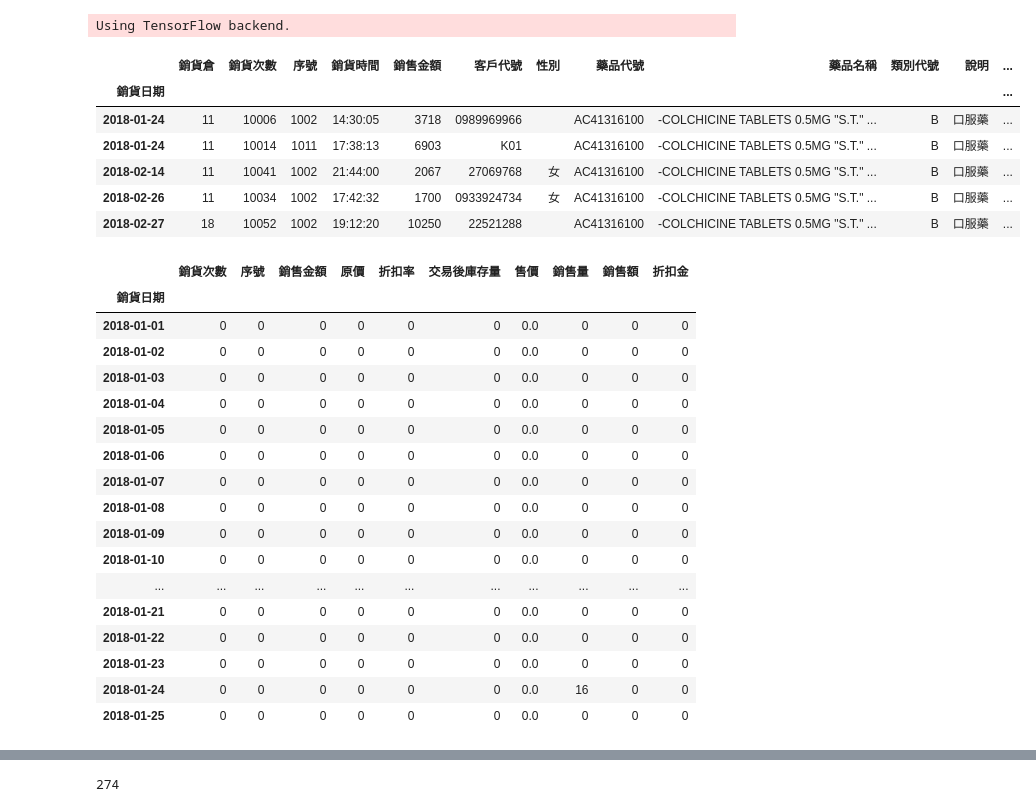
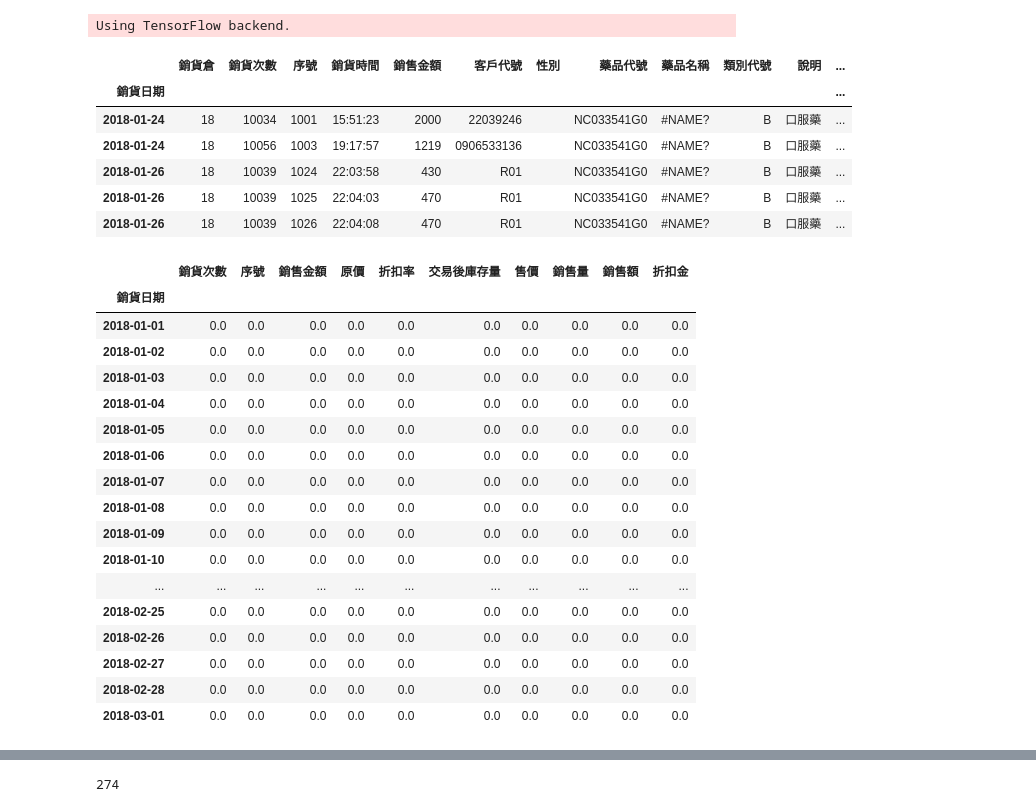
Before and after one commit to Jeremy35689/Visual-Analysis-midterm-project, a Jupyter notebook: VA Midterm Project.ipynb, the cells around one changed output, grey strips where cells are left out. Drawn from its saved outputs; the diff is of its cells as text; code cells hidden in the pictures.

```diff
--- a/VA Midterm Project.ipynb
+++ b/VA Midterm Project.ipynb
@@ -232,7 +233,8 @@ if solution.loc[0,'銷售量']>0:
 # %% [output]
 yes
 # %%
-solution = df
+solution = df[df.]
+
 
 for i in solution.index:
     if solution.loc[i, '銷售量']<0:
@@ -324,27 +326,27 @@ Using TensorFlow backend.
 # %%
 solution = df
 
 for i in solution.index:
     if solution.loc[i, '銷售量']<0:
         solution.loc[i, '銷售量'] = abs(solution.loc[i, '銷售量'])
 
 solution['銷貨日期'] = pd.to_datetime(solution['銷貨日期'])
 solution = solution.set_index('銷貨日期')
 solution = solution.groupby('藥品代號')
 
 #drug = solution.get_group('050000       \x1c')
 ##################################################### change this line will get differnent drug predict
-drug = solution.get_group('AC41316100   \x1c')
+drug = solution.get_group('NC033541G0   \x1c')
 #####################################################
 drug.head()
 # %% [output]
 |  | 銷貨倉 | 銷貨次數 | 序號 | 銷貨時間 | 銷售金額 | 客戶代號 | 性別 | 藥品代號 | 藥品名稱 | 類別代號 | 說明 | ... |
 | 銷貨日期 |  |  |  |  |  |  |  |  |  |  |  | ... |
-| 2018-01-24 | 11 | 10006 | 1002 | 14:30:05 | 3718 | 0989969966 |  | AC41316100 | -COLCHICINE TABLETS 0.5MG "S.T." ... | B | 口服藥 | ... |
-| 2018-01-24 | 11 | 10014 | 1011 | 17:38:13 | 6903 | K01 |  | AC41316100 | -COLCHICINE TABLETS 0.5MG "S.T." ... | B | 口服藥 | ... |
-| 2018-02-14 | 11 | 10041 | 1002 | 21:44:00 | 2067 | 27069768 | 女 | AC41316100 | -COLCHICINE TABLETS 0.5MG "S.T." ... | B | 口服藥 | ... |
-| 2018-02-26 | 11 | 10034 | 1002 | 17:42:32 | 1700 | 0933924734 | 女 | AC41316100 | -COLCHICINE TABLETS 0.5MG "S.T." ... | B | 口服藥 | ... |
-| 2018-02-27 | 18 | 10052 | 1002 | 19:12:20 | 10250 | 22521288 |  | AC41316100 | -COLCHICINE TABLETS 0.5MG "S.T." ... | B | 口服藥 | ... |
+| 2018-01-24 | 18 | 10034 | 1001 | 15:51:23 | 2000 | 22039246 |  | NC033541G0 | #NAME? | B | 口服藥 | ... |
+| 2018-01-24 | 18 | 10056 | 1003 | 19:17:57 | 1219 | 0906533136 |  | NC033541G0 | #NAME? | B | 口服藥 | ... |
+| 2018-01-26 | 18 | 10039 | 1024 | 22:03:58 | 430 | R01 |  | NC033541G0 | #NAME? | B | 口服藥 | ... |
+| 2018-01-26 | 18 | 10039 | 1025 | 22:04:03 | 470 | R01 |  | NC033541G0 | #NAME? | B | 口服藥 | ... |
+| 2018-01-26 | 18 | 10039 | 1026 | 22:04:08 | 470 | R01 |  | NC033541G0 | #NAME? | B | 口服藥 | ... |
 # %%
 #drug_allday will have 2018 all day for index and all column will set to zero
 drug_allday = solution.get_group('050000       \x1c')
@@ -357,28 +359,28 @@ drug_sum = drug.resample('D').sum()
 for i in drug_sum.index:
     drug_allday.loc[i,'銷售量'] = drug_sum.loc[i,'銷售量']
 
-drug_allday.head(25)
+drug_allday.head(60)
 
 # drug_sum.head()
 # %% [output]
 |  | 銷貨次數 | 序號 | 銷售金額 | 原價 | 折扣率 | 交易後庫存量 | 售價 | 銷售量 | 銷售額 | 折扣金 |
 | 銷貨日期 |  |  |  |  |  |  |  |  |  |  |
-| 2018-01-01 | 0 | 0 | 0 | 0 | 0 | 0 | 0.0 | 0 | 0 | 0 |
-| 2018-01-02 | 0 | 0 | 0 | 0 | 0 | 0 | 0.0 | 0 | 0 | 0 |
-| 2018-01-03 | 0 | 0 | 0 | 0 | 0 | 0 | 0.0 | 0 | 0 | 0 |
-| 2018-01-04 | 0 | 0 | 0 | 0 | 0 | 0 | 0.0 | 0 | 0 | 0 |
-| 2018-01-05 | 0 | 0 | 0 | 0 | 0 | 0 | 0.0 | 0 | 0 | 0 |
-| 2018-01-06 | 0 | 0 | 0 | 0 | 0 | 0 | 0.0 | 0 | 0 | 0 |
-| 2018-01-07 | 0 | 0 | 0 | 0 | 0 | 0 | 0.0 | 0 | 0 | 0 |
-| 2018-01-08 | 0 | 0 | 0 | 0 | 0 | 0 | 0.0 | 0 | 0 | 0 |
-| 2018-01-09 | 0 | 0 | 0 | 0 | 0 | 0 | 0.0 | 0 | 0 | 0 |
-| 2018-01-10 | 0 | 0 | 0 | 0 | 0 | 0 | 0.0 | 0 | 0 | 0 |
+| 2018-01-01 | 0.0 | 0.0 | 0.0 | 0.0 | 0.0 | 0.0 | 0.0 | 0.0 | 0.0 | 0.0 |
+| 2018-01-02 | 0.0 | 0.0 | 0.0 | 0.0 | 0.0 | 0.0 | 0.0 | 0.0 | 0.0 | 0.0 |
+| 2018-01-03 | 0.0 | 0.0 | 0.0 | 0.0 | 0.0 | 0.0 | 0.0 | 0.0 | 0.0 | 0.0 |
+| 2018-01-04 | 0.0 | 0.0 | 0.0 | 0.0 | 0.0 | 0.0 | 0.0 | 0.0 | 0.0 | 0.0 |
+| 2018-01-05 | 0.0 | 0.0 | 0.0 | 0.0 | 0.0 | 0.0 | 0.0 | 0.0 | 0.0 | 0.0 |
+| 2018-01-06 | 0.0 | 0.0 | 0.0 | 0.0 | 0.0 | 0.0 | 0.0 | 0.0 | 0.0 | 0.0 |
+| 2018-01-07 | 0.0 | 0.0 | 0.0 | 0.0 | 0.0 | 0.0 | 0.0 | 0.0 | 0.0 | 0.0 |
+| 2018-01-08 | 0.0 | 0.0 | 0.0 | 0.0 | 0.0 | 0.0 | 0.0 | 0.0 | 0.0 | 0.0 |
+| 2018-01-09 | 0.0 | 0.0 | 0.0 | 0.0 | 0.0 | 0.0 | 0.0 | 0.0 | 0.0 | 0.0 |
+| 2018-01-10 | 0.0 | 0.0 | 0.0 | 0.0 | 0.0 | 0.0 | 0.0 | 0.0 | 0.0 | 0.0 |
 | ... | ... | ... | ... | ... | ... | ... | ... | ... | ... | ... |
-| 2018-01-21 | 0 | 0 | 0 | 0 | 0 | 0 | 0.0 | 0 | 0 | 0 |
-| 2018-01-22 | 0 | 0 | 0 | 0 | 0 | 0 | 0.0 | 0 | 0 | 0 |
-| 2018-01-23 | 0 | 0 | 0 | 0 | 0 | 0 | 0.0 | 0 | 0 | 0 |
-| 2018-01-24 | 0 | 0 | 0 | 0 | 0 | 0 | 0.0 | 16 | 0 | 0 |
-| 2018-01-25 | 0 | 0 | 0 | 0 | 0 | 0 | 0.0 | 0 | 0 | 0 |
+| 2018-02-25 | 0.0 | 0.0 | 0.0 | 0.0 | 0.0 | 0.0 | 0.0 | 0.0 | 0.0 | 0.0 |
+| 2018-02-26 | 0.0 | 0.0 | 0.0 | 0.0 | 0.0 | 0.0 | 0.0 | 0.0 | 0.0 | 0.0 |
+| 2018-02-27 | 0.0 | 0.0 | 0.0 | 0.0 | 0.0 | 0.0 | 0.0 | 0.0 | 0.0 | 0.0 |
+| 2018-02-28 | 0.0 | 0.0 | 0.0 | 0.0 | 0.0 | 0.0 | 0.0 | 0.0 | 0.0 | 0.0 |
+| 2018-03-01 | 0.0 | 0.0 | 0.0 | 0.0 | 0.0 | 0.0 | 0.0 | 0.0 | 0.0 | 0.0 |
 # %%
 split_date1 = pd.Timestamp('2018-10-01')
 split_date2 = pd.Timestamp('2018-12-01')
```
Also changed, not shown: parts of 3 cells of this notebook, 1 other file.
